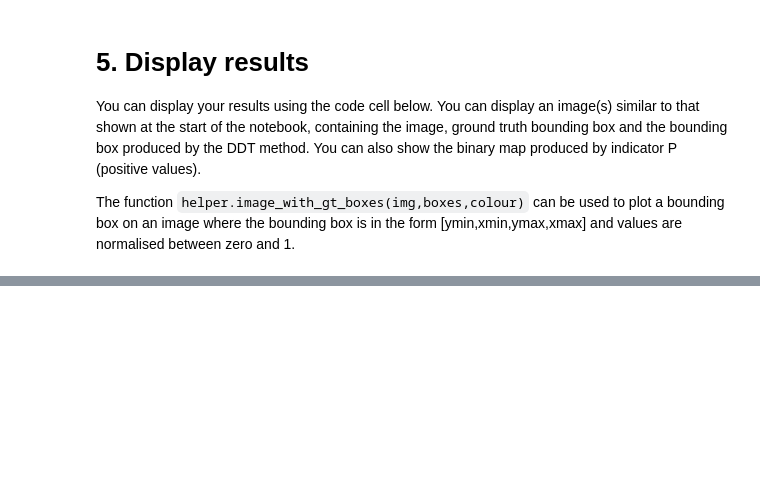
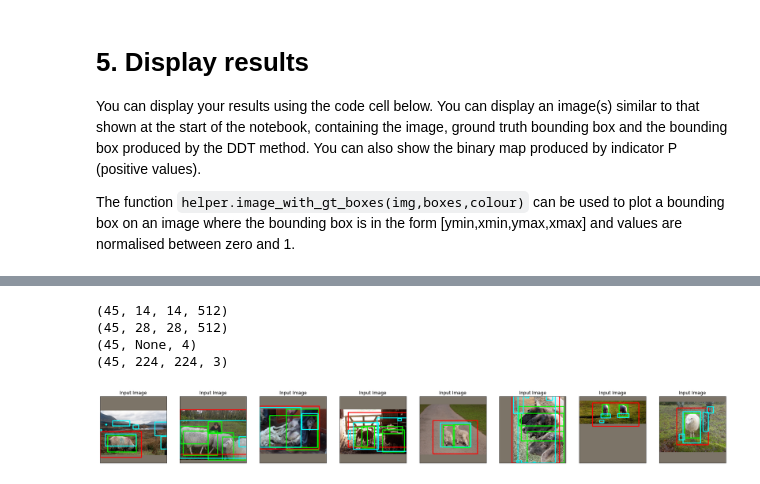
Before and after one commit to comaraDOTcom/machine-vision, a Jupyter notebook: deep-learning/Etivity_assignment3.ipynb, the cells around one changed output, grey strips where cells are left out. Saved outputs shown, nothing was run; the diff lists cells and outputs as text; code cells hidden in the pictures; blank space fills up the shorter version.

```diff
--- a/deep-learning/Etivity_assignment3.ipynb
+++ b/deep-learning/Etivity_assignment3.ipynb
@@ -145,0 +450,25 @@ for k in range(n):
+# %%
+n_img=45 # Default value.
+img_batch,batch_boxes,op_features_primary =gen_batch_features_ddt_plus(train_dataset,n_img, 0)
+img_batch,batch_boxes,op_features_secondary =gen_batch_features_ddt_plus(train_dataset,n_img, 1)
+img_batch_test,batch_boxes_test,op_features_test_primary =gen_batch_features_ddt_plus(test_dataset,n_img, 0)
+img_batch_test,batch_boxes_test,op_features_test_secondary =gen_batch_features_ddt_plus(test_dataset,n_img, 1)
+print(np.shape(op_features_primary))
+print(np.shape(op_features_secondary))
+print(np.shape(batch_boxes_test))
+print(np.shape(img_batch_test))
+# %% [output]
+(45, 14, 14, 512)
+(45, 28, 28, 512)
+(45, None, 4)
+(45, 224, 224, 3)
+# %%
+# Primary
+x_bar_primary = calculate_mean_vector(op_features_primary)
+principal_component_vector_primary = compute_principal_component_vector(op_features_primary)
+P1_upscaled_primary = compute_upscaled_indicator(op_features_test_primary, x_bar_primary, principal_component_vector_primary)
+
+# Secondary
+x_bar_secondary = calculate_mean_vector(op_features_secondary)
+principal_component_vector_secondary = compute_principal_component_vector(op_features_secondary)
+P1_upscaled_secondary = compute_upscaled_indicator(op_features_test_secondary, x_bar_secondary, principal_component_vector_secondary)
@@ -145,0 +521,23 @@ for k in range(n):
+# %%
+bounding_boxes_DDT_plus, P1_binarized_primary, P1_binarized_secondary, P1_intersection = determine_bounding_boxes_DDT_plus(P1_upscaled_primary, P1_upscaled_secondary)
+# %%
+fig = plt.figure(figsize=(30, 10))
+n=8
+# Iterate through some images
+for k in range(n):
+   curr_img = np.asarray(helper.unprocess_image(img_batch_test[k, :, :,:]))
+   # draw a green rectangle to visualize the bounding rect
+   curr_img=helper.image_with_gt_boxes(curr_img,batch_boxes_test[k],(0,255,0))
+
+   # Plot image and show related indicator
+   ax = fig.add_subplot(1, n, k + 1, xticks=[], yticks=[])
+
+   bounding_box = bounding_boxes[k]
+   curr_img = cv2.rectangle((curr_img), (bounding_box[0], bounding_box[1]), (bounding_box[2], bounding_box[3]), (255,0,0), 2)
+   image_bounding_boxes_DDT_plus = bounding_boxes_DDT_plus[k]
+   for image_bounding_box in image_bounding_boxes_DDT_plus:
+    curr_img = cv2.rectangle((curr_img), (image_bounding_box[0], image_bounding_box[1]), (image_bounding_box[2], image_bounding_box[3]), (0,255,255), 2)
+   ax.imshow(curr_img)
+   ax.set_title('Input Image')
+# %% [output]
+[figure, added]
```
Also changed, not shown: parts of 26 cells of this notebook.
